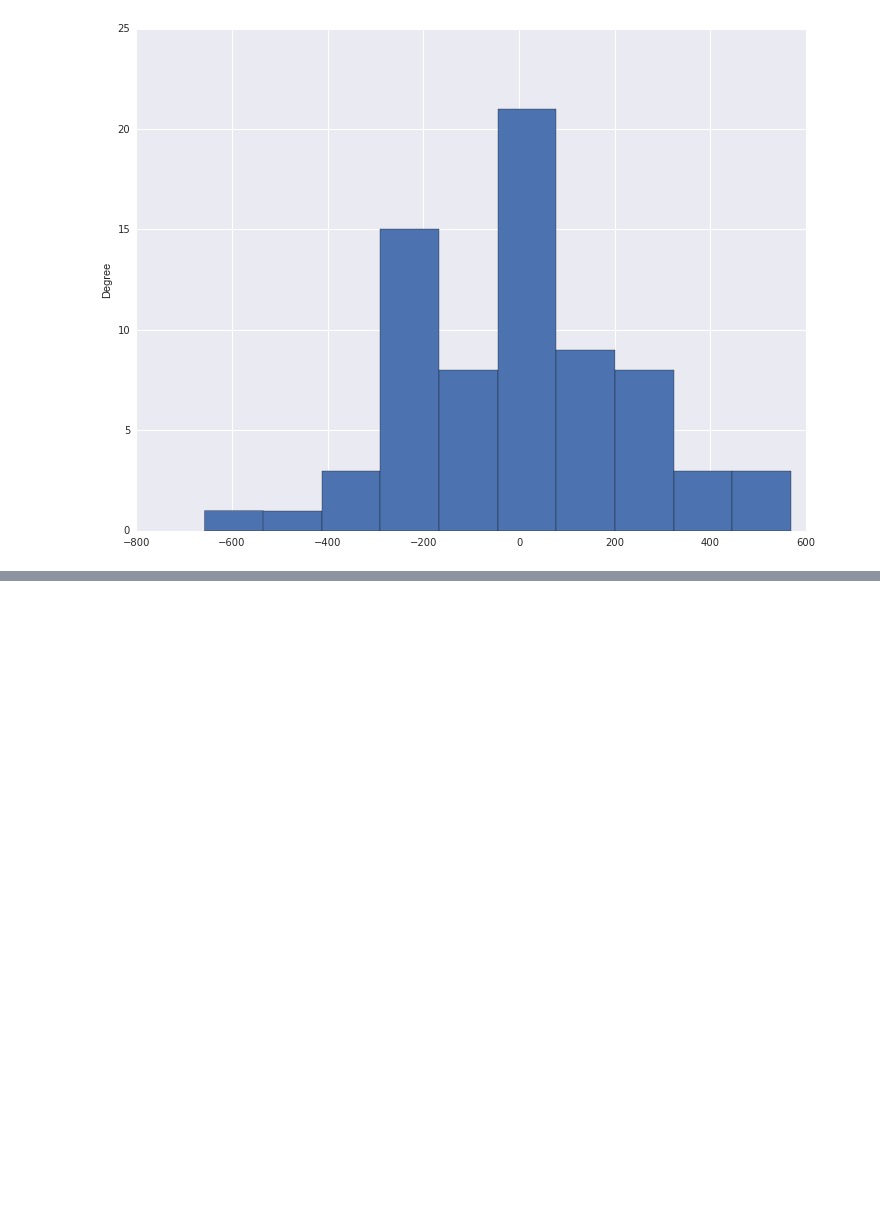
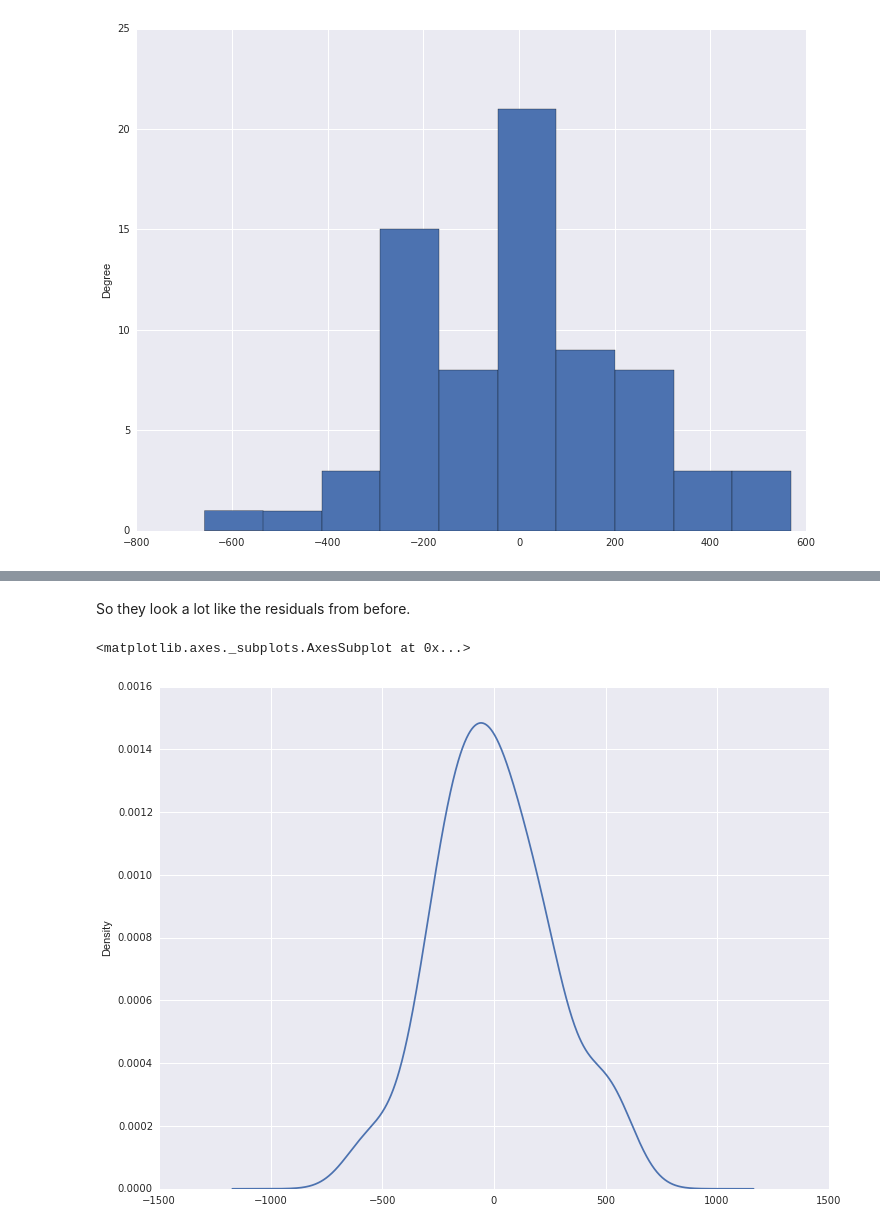
Before and after one commit to clarkfitzg/STA137, a Jupyter notebook: accidents.ipynb, the cells around one changed output, grey strips where cells are left out. Saved outputs shown, nothing was run; the diff lists cells and outputs as text; code cells hidden in the pictures; blank space fills up the shorter version.

```diff
--- a/accidents.ipynb
+++ b/accidents.ipynb
@@ -75,0 +110,7 @@ accidents['residuals'].plot(kind='hist')
+# %% [markdown]
+So they look a lot like the residuals from before.
+# %%
+accidents['res2'].plot(kind='kde')
+# %% [output]
+<matplotlib.axes._subplots.AxesSubplot at 0x...>
+[figure, added]
```
Also changed, not shown: parts of 5 cells of this notebook.
